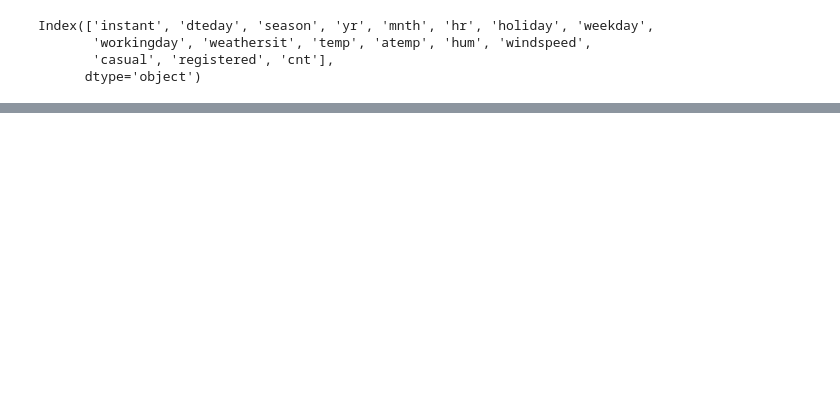
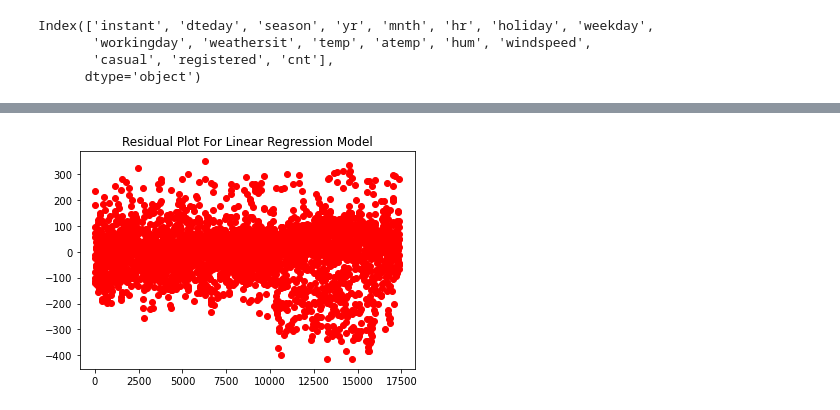
Before and after one commit to d5423197/Bikeshare, a Jupyter notebook: Notebooks/1.Exploratory Data Analysis For Hourly Bike Sharing Dataset.ipynb, the cells around one changed output, grey strips where cells are left out. Saved outputs shown, nothing was run; the diff lists cells and outputs as text; code cells hidden in the pictures; blank space fills up the shorter version.

```diff
--- a/Notebooks/1.Exploratory Data Analysis For Hourly Bike Sharing Dataset.ipynb
+++ b/Notebooks/1.Exploratory Data Analysis For Hourly Bike Sharing Dataset.ipynb
@@ -166,3 +136,0 @@ df[featuresupdate]
-# %%
-X=np.array(df[featuresupdate].iloc[:,0:-1])
-y=np.array(df[featuresupdate][["cnt"]])
@@ -170,0 +139,2 @@ from sklearn.model_selection import train_test_split
+# %%
+X = pd.get_dummies(X,drop_first = True)
@@ -171,2 +143,3 @@ from sklearn.model_selection import train_test_split
 # %%
-X_trian, X_test, y_train, y_test = train_test_split(X,y,test_size=0.2)
+X_train, X_test, y_train, y_test = train_test_split(X, y, test_size = 0.2)
+X_train, X_val, y_train, y_val = train_test_split(X_train, y_train, test_size=0.25)
@@ -177,3 +148,6 @@ linearModel=LinearRegression()
 # %%
-linearModel.fit(X=X_trian,y=y_train)
+linearModel=LinearRegression()
+linearModel.fit(X=X_train,y=y_train)
+prediction = linearModel.predict(X_test)
+sqrt(mean_squared_error(prediction,y_test))
 # %% [output]
@@ -190,0 +223,6 @@ sqrt(mean_squared_error(prediction,y_test))
+# %%
+plt.plot(prediction-y_test,"o",color="red")
+plt.title("Residual Plot For Linear Regression Model")
+plt.show()
+# %% [output]
+[figure, added]
```
Also changed, not shown: parts of 35 cells of this notebook.
